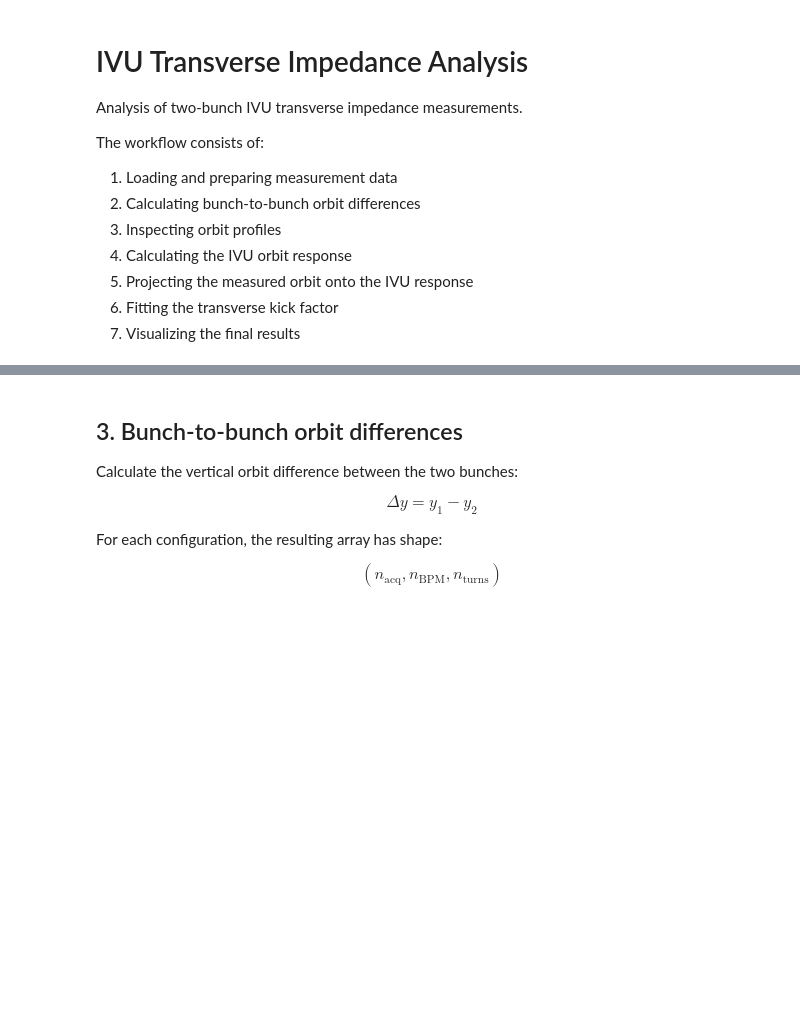
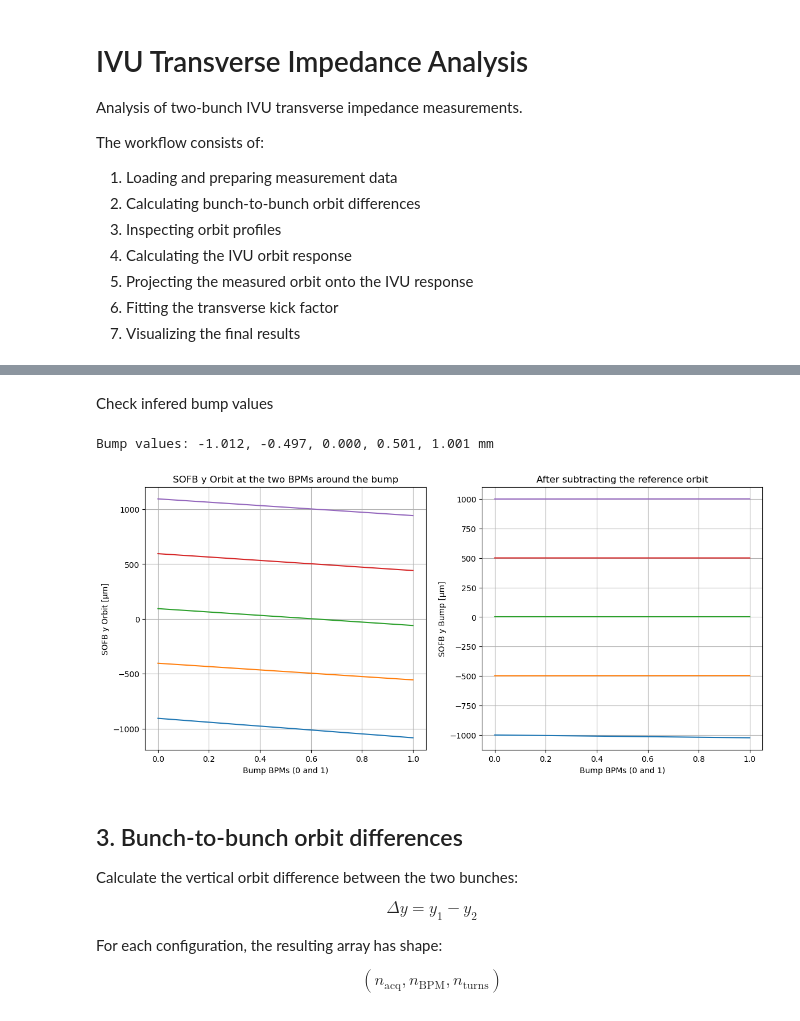
Before and after one commit to HenriqueWS11/fac-henrique, a Jupyter notebook: coding/machine_studies/measurement_run_and_analysis/do_analysis_final.ipynb, the cells around one changed output, grey strips where cells are left out. Cells and saved outputs as stored; diff of their text form; code cells hidden in the pictures; blank space fills up the shorter version.

```diff
--- a/coding/machine_studies/measurement_run_and_analysis/do_analysis_final.ipynb
+++ b/coding/machine_studies/measurement_run_and_analysis/do_analysis_final.ipynb
@@ -76,3 +78,26 @@ analysis.set_spos_bpms();
+# %% [markdown]
+Check infered bump values
+# %%
+sofb_orbs = analysis.bump_info['sofb_orbits']
+sofb_bumps = analysis.bump_info['bump_orbits']
+y0_values = analysis.bump_info['y0']
+
+fig, ax = plt.subplots(1, 2, figsize=(14, 6))
+ax[0].plot(sofb_orbs.T)
+ax[0].set_title("SOFB y Orbit at the two BPMs around the bump")
+ax[0].set_xlabel("Bump BPMs (0 and 1)")
+ax[0].set_ylabel("SOFB y Orbit [µm]")
+ax[0].grid(True)
+ax[1].plot(sofb_bumps.T)
+ax[1].set_title("After subtracting the reference orbit")
+ax[1].set_xlabel("Bump BPMs (0 and 1)")
+ax[1].set_ylabel("SOFB y Bump [µm]")
+ax[1].grid(True)
+
+print(f"Bump values: {', '.join(f'{y0:.3f}' for y0 in y0_values)} mm")
+# %% [output]
+Bump values: -1.012, -0.497, 0.000, 0.501, 1.001 mm
+[figure, added]
 # %% [markdown]
 ## 3. Bunch-to-bunch orbit differences
 
```
Also changed, not shown: parts of 14 cells of this notebook, 38 other files.
